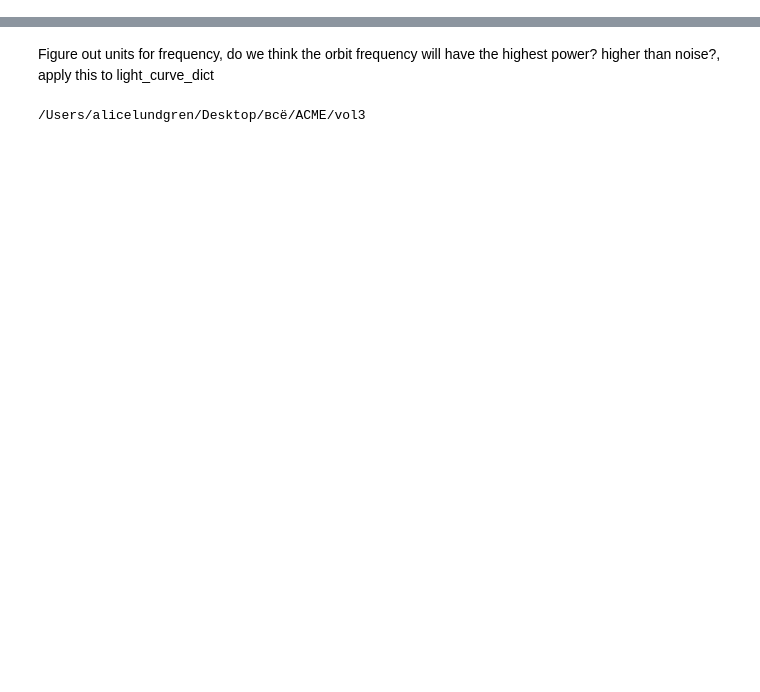
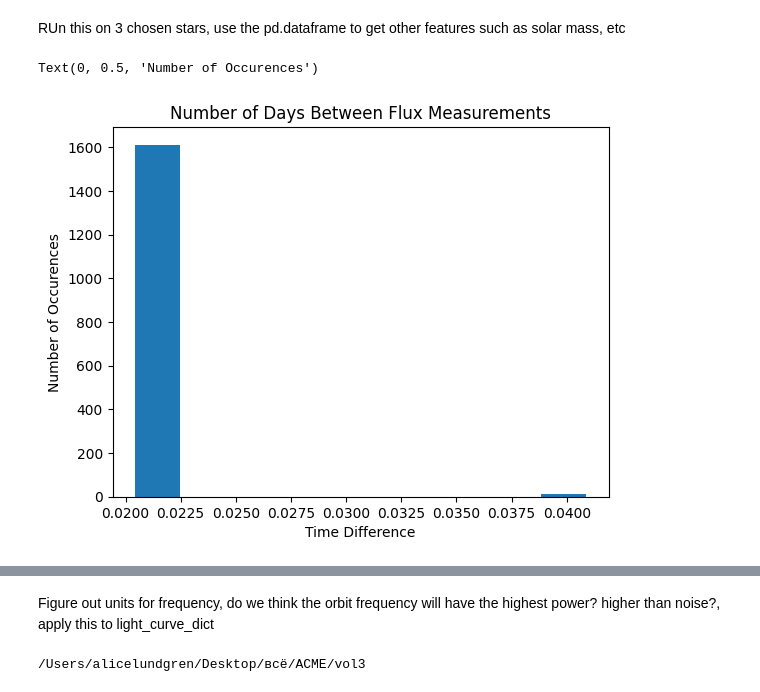
Before and after one commit to Jaredwinn77/ACME_VOL3_PLANET_FINDER, a Jupyter notebook: period_welch.ipynb, the cells around one changed output, grey strips where cells are left out. Cells and saved outputs as stored; diff of their text form; code cells hidden in the pictures; blank space fills up the shorter version.

```diff
--- a/period_welch.ipynb
+++ b/period_welch.ipynb
@@ -7,5 +100,13 @@ import matplotlib.pyplot as plt
+# %% [markdown]
+RUn this on 3 chosen stars, use the pd.dataframe to get other features such as solar mass, etc
 # %%
 light_curve_dict = joblib.load("subset_q1.joblib")
-# %%
-# Time in days, brightness in flux, error in flux
-t, vals, err = light_curve_dict[5097470][:3]
+# %%
+# Find how often measurements are taken
+plt.hist(np.diff(t))
+plt.title("Number of Days Between Flux Measurements")
+plt.xlabel("Time Difference")
+plt.ylabel("Number of Occurences")
+# %% [output]
+Text(0, 0.5, 'Number of Occurences')
+[figure, added]
```
Also changed, not shown: parts of 16 cells of this notebook, 1 other file.
